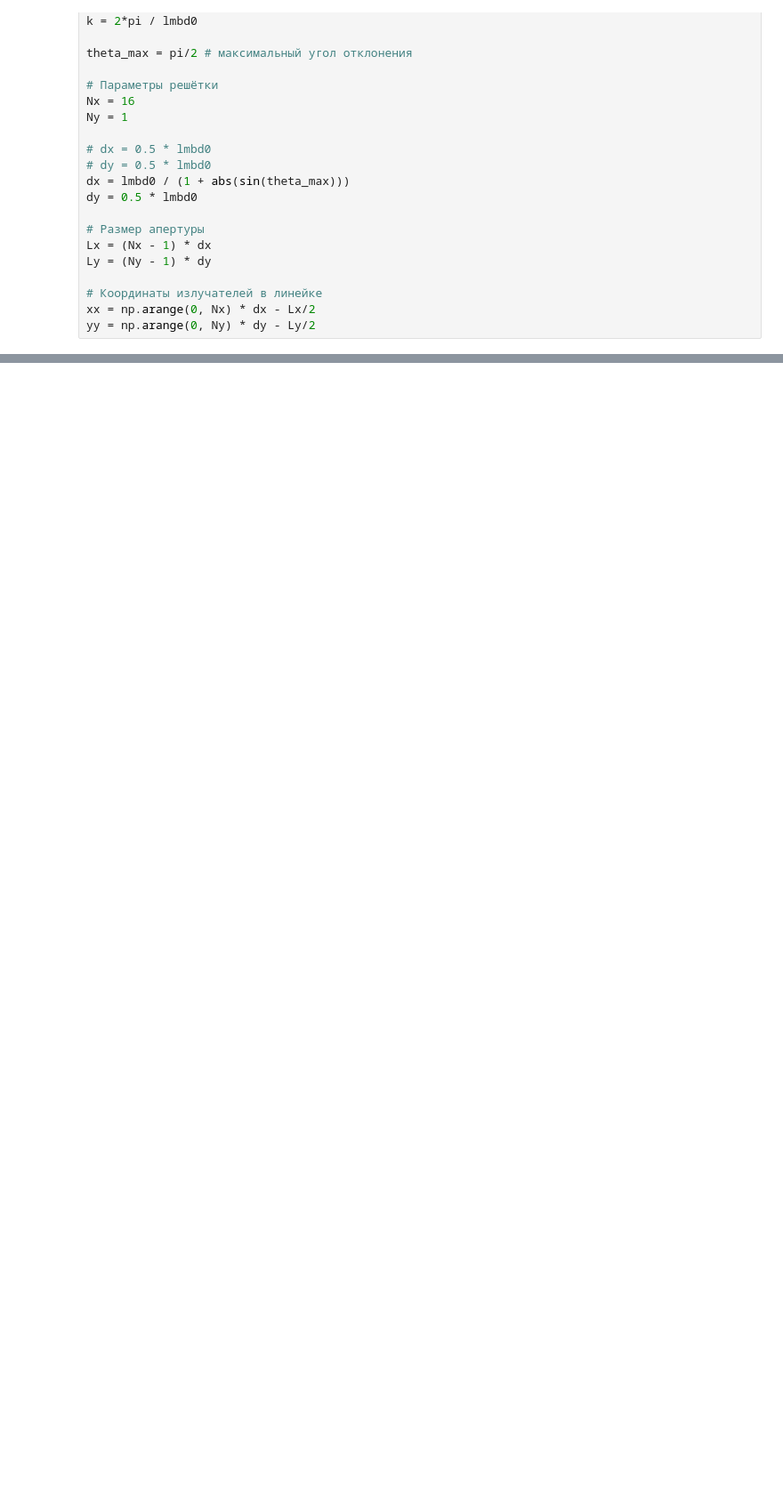
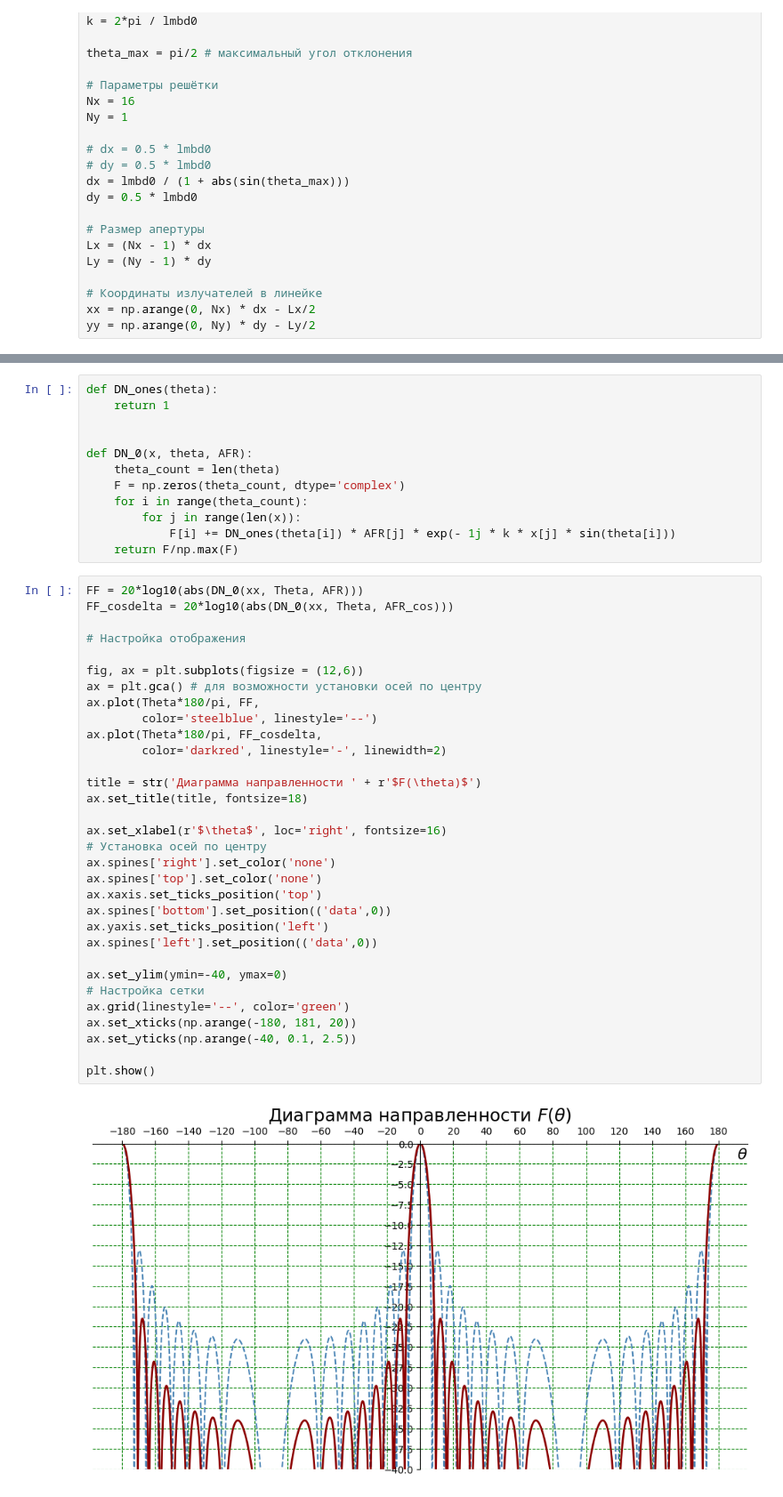
Before and after one commit to MargaritaWraith/AntennaArray-SandBox, a Jupyter notebook: AntennaArrayDN.ipynb, the cells around one changed output, grey strips where cells are left out. Shown at 89% size. Drawn from its saved outputs; the diff is of its cells as text; blank space fills up the shorter version.

```diff
--- a/AntennaArrayDN.ipynb
+++ b/AntennaArrayDN.ipynb
@@ -43 +62,47 @@ yy = np.arange(0, Ny) * dy - Ly/2
+# %%
+def DN_ones(theta):
+    return 1
+
+
+def DN_0(x, theta, AFR):
+    theta_count = len(theta)
+    F = np.zeros(theta_count, dtype='complex')
+    for i in range(theta_count):
+        for j in range(len(x)):
+            F[i] += DN_ones(theta[i]) * AFR[j] * exp(- 1j * k * x[j] * sin(theta[i]))
+    return F/np.max(F)
+# %%
+FF = 20*log10(abs(DN_0(xx, Theta, AFR)))
+FF_cosdelta = 20*log10(abs(DN_0(xx, Theta, AFR_cos)))
+
+# Настройка отображения
+
+fig, ax = plt.subplots(figsize = (12,6))
+ax = plt.gca() # для возможности установки осей по центру
+ax.plot(Theta*180/pi, FF,
+        color='steelblue', linestyle='--')
+ax.plot(Theta*180/pi, FF_cosdelta,
+        color='darkred', linestyle='-', linewidth=2)
+
+title = str('Диаграмма направленности ' + r'$F(\theta)$')
+ax.set_title(title, fontsize=18)
+
+ax.set_xlabel(r'$\theta$', loc='right', fontsize=16)
+# Установка осей по центру
+ax.spines['right'].set_color('none')
+ax.spines['top'].set_color('none')
+ax.xaxis.set_ticks_position('top')
+ax.spines['bottom'].set_position(('data',0))
+ax.yaxis.set_ticks_position('left')
+ax.spines['left'].set_position(('data',0))
+
+ax.set_ylim(ymin=-40, ymax=0)
+# Настройка сетки
+ax.grid(linestyle='--', color='green')
+ax.set_xticks(np.arange(-180, 181, 20))
+ax.set_yticks(np.arange(-40, 0.1, 2.5))
+
+plt.show()
+# %% [output]
+[figure, added]
 # %%
```
Also changed, not shown: parts of 8 cells of this notebook, 4 other files.
